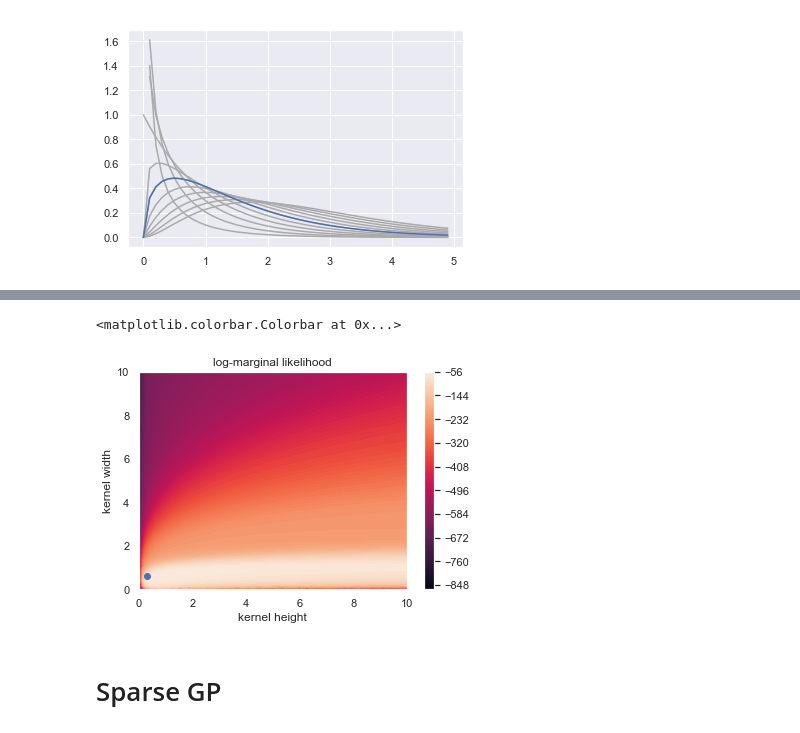
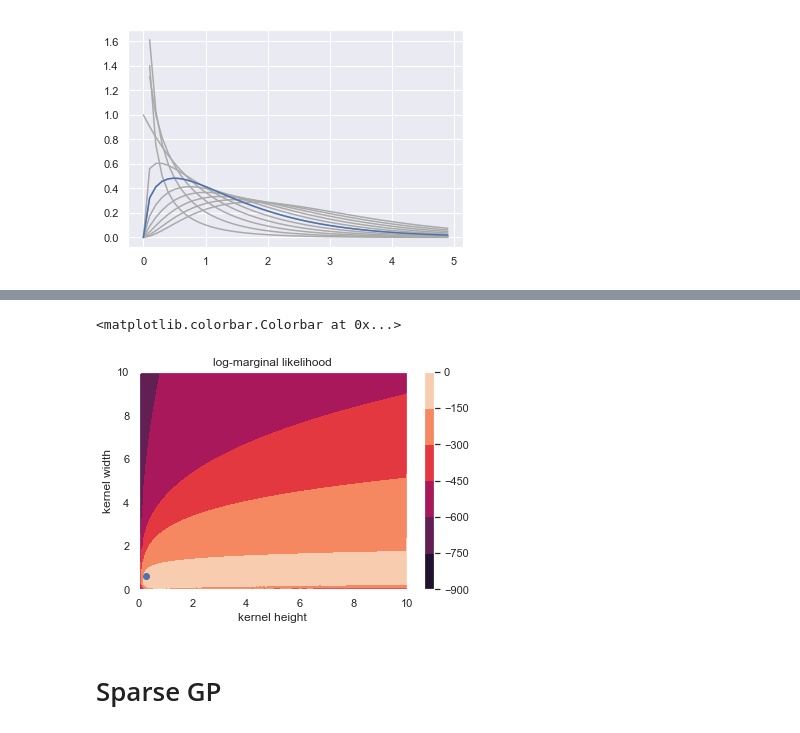
Before and after one commit to e-dorigatti/gaussian_processes, a Jupyter notebook: sparse_gaussian_processes.ipynb, the cells around one changed output, grey strips where cells are left out. Saved outputs shown, nothing was run; the diff lists cells and outputs as text; code cells hidden in the pictures.

```diff
--- a/sparse_gaussian_processes.ipynb
+++ b/sparse_gaussian_processes.ipynb
@@ -363,15 +363,15 @@ for i in range(25000):
     values.append((params, ll))
 # %%
 aa = np.array([(x, y, z) for (x, y), z in values])
-plt.tricontourf(aa[:, 0], aa[:, 1], aa[:, 2], levels=100)
+plt.tricontourf(aa[:, 0], aa[:, 1], aa[:, 2])
 plt.plot(exact_parameters[0], exact_parameters[1], 'o')
 plt.xlabel('kernel height')
 plt.ylabel('kernel width')
 plt.title('log-marginal likelihood')
 plt.colorbar()
 # %% [output]
 <matplotlib.colorbar.Colorbar at 0x...>
-[figure, old version]
+[figure, new version]
 # %% [markdown]
 # Sparse GP
 # %% [markdown]
```
Also changed, not shown: parts of 22 cells of this notebook.
